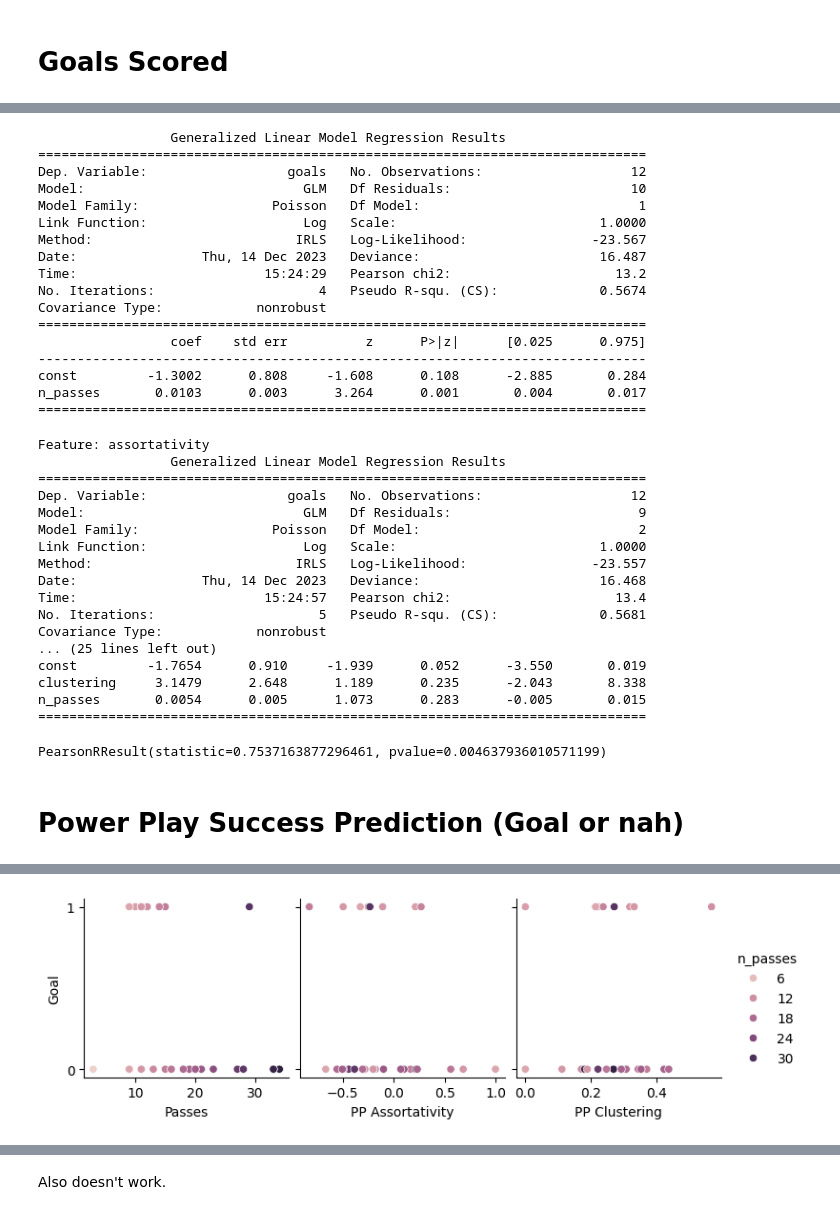
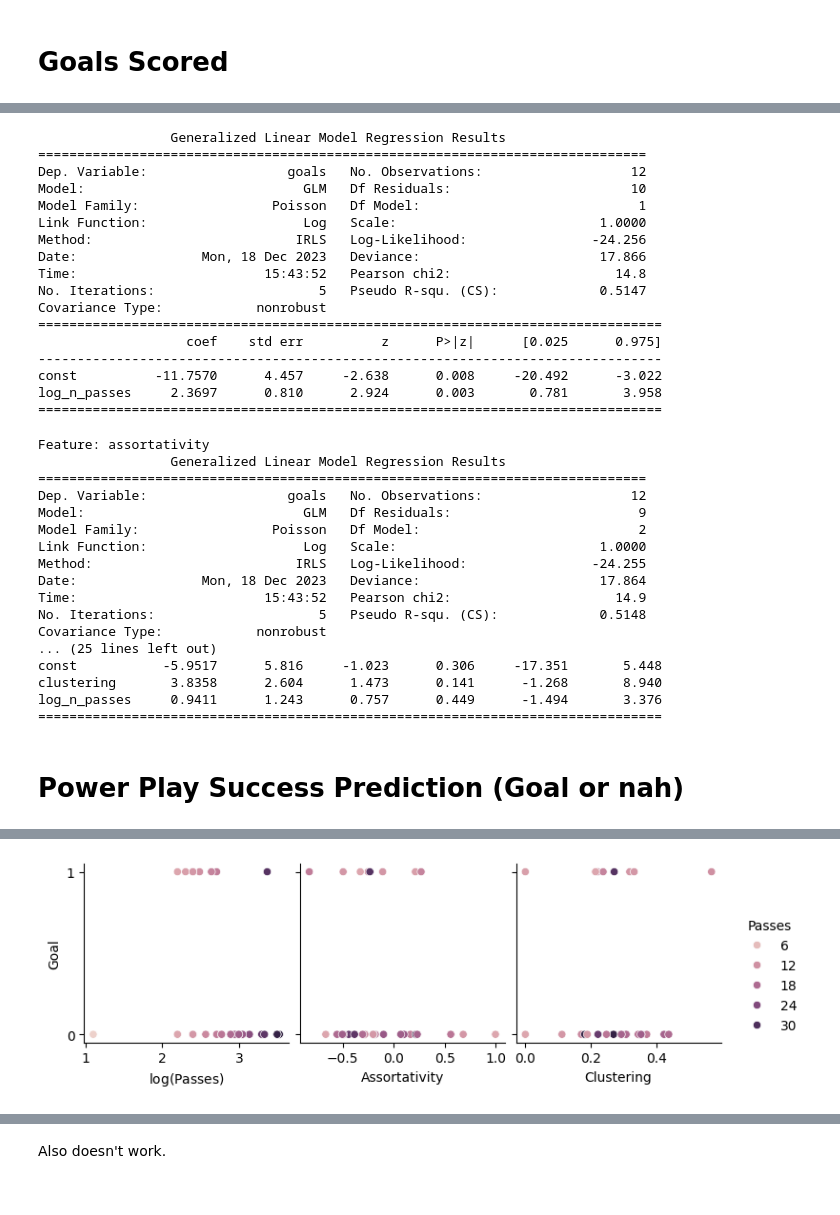
Before and after one commit to Herbsi/sport-networks, a Jupyter notebook: Regression.ipynb, the cells around one changed output, grey strips where cells are left out. Cells and saved outputs as stored; diff of their text form; code cells hidden in the pictures.

```diff
--- a/Regression.ipynb
+++ b/Regression.ipynb
@@ -38,6 +37,11 @@ def fit(df: pd.DataFrame, covariates: List[str], target: str, family: str = "bin
             raise ValueError(f"{family} regression not implemented")
     res = model.fit()
     print(res.summary())
+# %%
+controls = {
+    network.assortativity: ["log_n_passes"],
+    network.clustering: ["log_n_passes"],
+}
 # %% [markdown]
 # Match Outcome Prediction
 # %%
@@ -161,3 +169,11 @@ Covariance Type:            nonrobust   LLR p-value:                  0.007467
 const        -17.9745     13.762     -1.306      0.192     -44.948       8.999
 clustering    37.0475     28.535      1.298      0.194     -18.880      92.975
 ==============================================================================
+# %%
+for feature in features:
+    feature_name = feature.__name__
+    print(f"Feature: {feature_name}")
+    df = get_win_df(feature)
+    df.dropna(inplace=True)
+    fit(df, covariates=[feature_name] + controls[feature], target="win", family="binomial")
+    print("\n\n")
@@ -228,5 +266,5 @@ plt.savefig("report/images/hockey/goals_scatter.png", dpi=600, bbox_inches="tigh
 # %%
-fit(df, ["n_passes"], "goals", "poisson")
+fit(df, ["log_n_passes"], "goals", "poisson")
 # %% [output]
                  Generalized Linear Model Regression Results
 ==============================================================================
@@ -234,22 +272,17 @@ Dep. Variable:                  goals   No. Observations:                   12
 Model:                            GLM   Df Residuals:                       10
 Model Family:                 Poisson   Df Model:                            1
 Link Function:                    Log   Scale:                          1.0000
-Method:                          IRLS   Log-Likelihood:                -23.567
-Date:                Thu, 14 Dec 2023   Deviance:                       16.487
-Time:                        15:24:29   Pearson chi2:                     13.2
-No. Iterations:                     4   Pseudo R-squ. (CS):             0.5674
+Method:                          IRLS   Log-Likelihood:                -24.256
+Date:                Mon, 18 Dec 2023   Deviance:                       17.866
+Time:                        15:43:52   Pearson chi2:                     14.8
+No. Iterations:                     5   Pseudo R-squ. (CS):             0.5147
 Covariance Type:            nonrobust
-==============================================================================
-                 coef    std err          z      P>|z|      [0.025      0.975]
-------------------------------------------------------------------------------
-const         -1.3002      0.808     -1.608      0.108      -2.885       0.284
-n_passes       0.0103      0.003      3.264      0.001       0.004       0.017
-==============================================================================
+================================================================================
+                   coef    std err          z      P>|z|      [0.025      0.975]
+--------------------------------------------------------------------------------
+const          -11.7570      4.457     -2.638      0.008     -20.492      -3.022
+log_n_passes     2.3697      0.810      2.924      0.003       0.781       3.958
+================================================================================
-# %%
-controls = {
-    network.assortativity: ["n_passes"],
-    network.clustering: ["n_passes"],
-}
 # %%
 for feature in features:
     feature_name = feature.__name__
@@ -266,20 +299,16 @@ Dep. Variable:                  goals   No. Observations:                   12
 Model:                            GLM   Df Residuals:                        9
 Model Family:                 Poisson   Df Model:                            2
 Link Function:                    Log   Scale:                          1.0000
-Method:                          IRLS   Log-Likelihood:                -23.557
-Date:                Thu, 14 Dec 2023   Deviance:                       16.468
-Time:                        15:24:57   Pearson chi2:                     13.4
-No. Iterations:                     5   Pseudo R-squ. (CS):             0.5681
+Method:                          IRLS   Log-Likelihood:                -24.255
+Date:                Mon, 18 Dec 2023   Deviance:                       17.864
+Time:                        15:43:52   Pearson chi2:                     14.9
+No. Iterations:                     5   Pseudo R-squ. (CS):             0.5148
 Covariance Type:            nonrobust
 ... (25 lines left out)
-const         -1.7654      0.910     -1.939      0.052      -3.550       0.019
-clustering     3.1479      2.648      1.189      0.235      -2.043       8.338
-n_passes       0.0054      0.005      1.073      0.283      -0.005       0.015
-==============================================================================
+const           -5.9517      5.816     -1.023      0.306     -17.351       5.448
+clustering       3.8358      2.604      1.473      0.141      -1.268       8.940
+log_n_passes     0.9411      1.243      0.757      0.449      -1.494       3.376
+================================================================================
-# %%
-pearsonr(df["n_passes"], df["clustering"])
-# %% [output]
-PearsonRResult(statistic=0.7537163877296461, pvalue=0.004637936010571199)
 # %% [markdown]
 # Power Play Success Prediction (Goal or nah)
 # %%
@@ -333,17 +362,18 @@ get_pp_df(features).head(7)
 # %%
 df = get_pp_df(features)
 grid = sns.pairplot(
-    df, hue="n_passes", x_vars=["n_passes"] + [f"pp_{feature.__name__}" for feature in features], y_vars=["goal"]
+    df, hue="n_passes", x_vars=["log_n_passes"] + [f"pp_{feature.__name__}" for feature in features], y_vars=["goal"]
 )
-grid.axes[0][0].set_xlabel("Passes")
+grid.axes[0][0].set_xlabel(r"$\log(\text{Passes})$")
 grid.axes[0][0].set_ylabel("Goal")
-grid.axes[0][1].set_xlabel("PP Assortativity")
-grid.axes[0][2].set_xlabel("PP Clustering")
+grid.axes[0][1].set_xlabel("Assortativity")
+grid.axes[0][2].set_xlabel("Clustering")
+grid.legend.set_title("Passes")
 
 plt.yticks([0, 1])
 plt.savefig("report/images/hockey/pp_goal_scatter.png", dpi=600, bbox_inches="tight")
 # %% [output]
-[figure, old version]
+[figure, new version]
 # %%
 for feature in features:
     feature_name = feature.__name__
```
Also changed, not shown: parts of 16 cells of this notebook, 1 other file.
